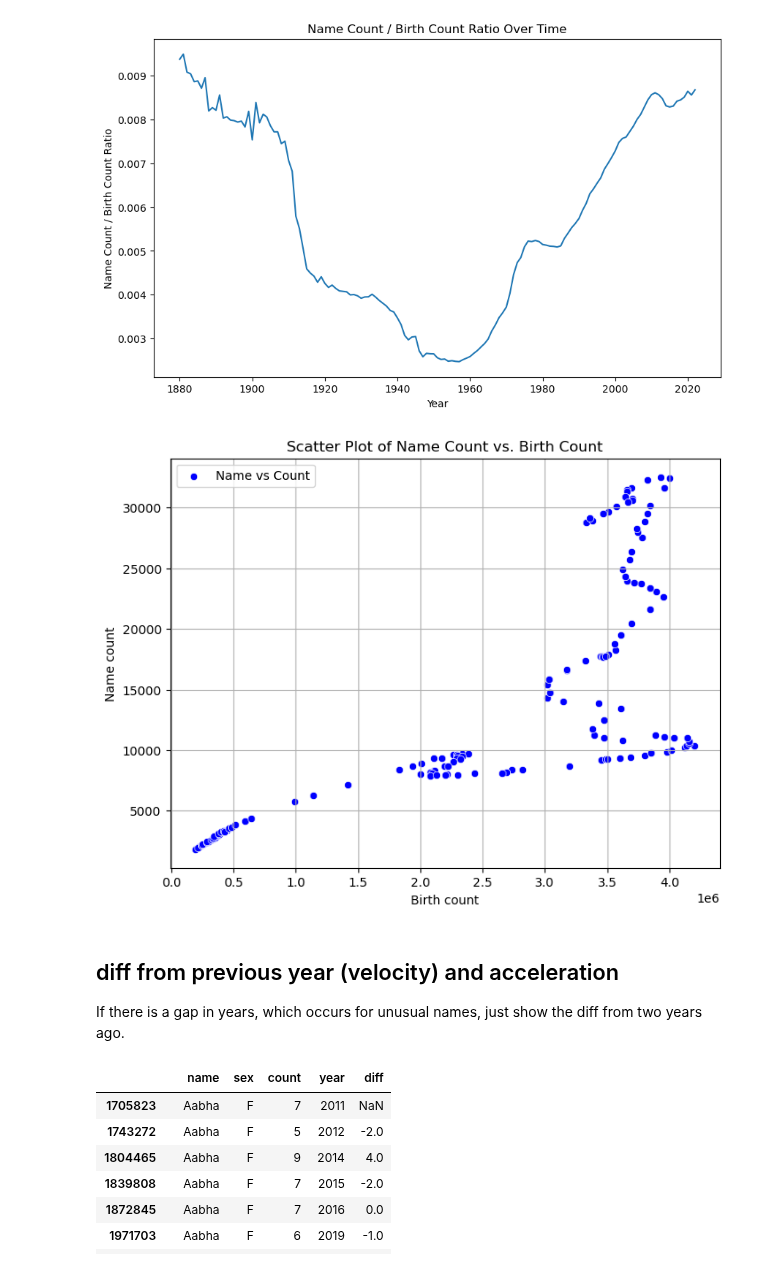
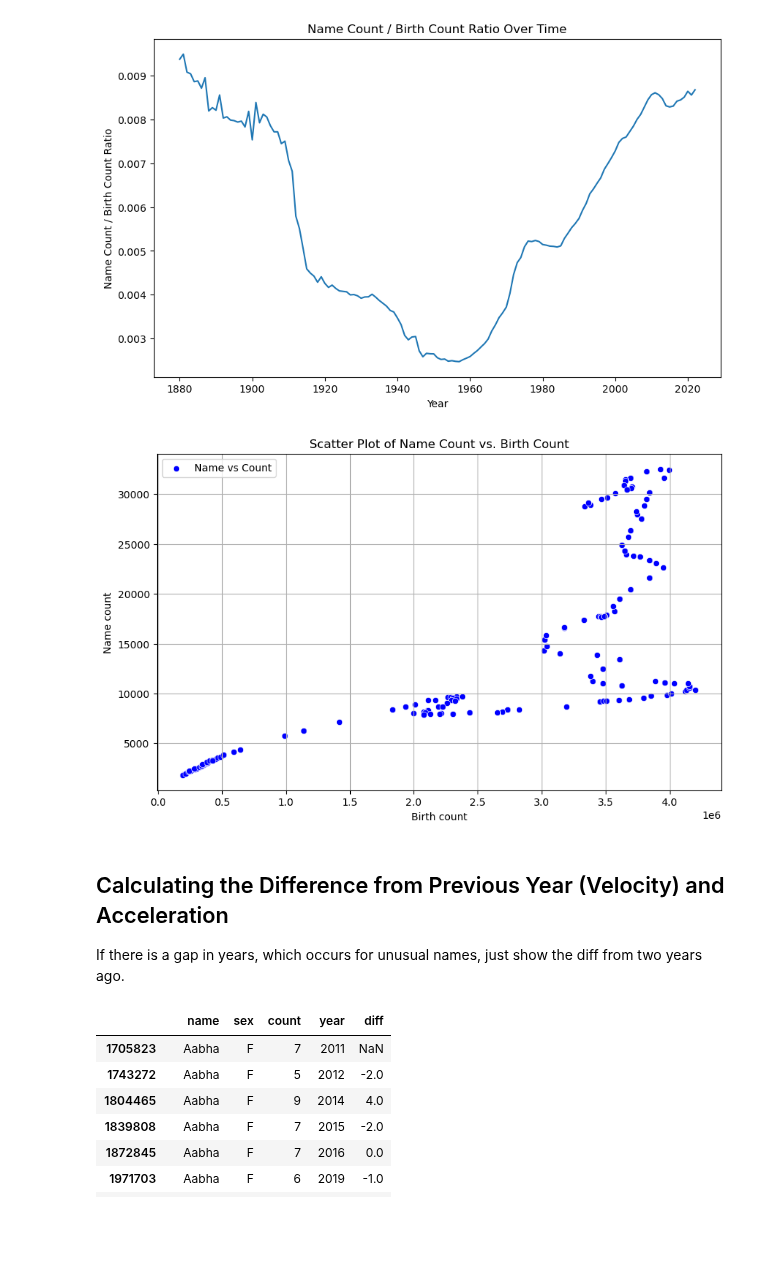
Before and after one commit to paulsch1/capstone, a Jupyter notebook: cap2_national.ipynb, the cells around one changed output. Drawn from its saved outputs; the diff is of its cells as text; code cells hidden in the pictures; blank space fills up the shorter version.

```diff
--- a/cap2_national.ipynb
+++ b/cap2_national.ipynb
@@ -65,18 +71,18 @@ plt.show()
 # %% [output]
 [figure]
 # %%
-plt.figure(figsize=(8, 6))
+plt.figure(figsize=(10, 6))
 sns.scatterplot(data = merged_df, x='count', y='name', color='blue', marker='o', label='Name vs Count')
 plt.xlabel('Birth count')
 plt.ylabel('Name count')
 plt.title('Scatter Plot of Name Count vs. Birth Count')
 plt.legend()
 plt.grid(True)
 
 plt.show()
 # %% [output]
-[figure, old version]
+[figure, new version]
 # %% [markdown]
-## diff from previous year (velocity) and acceleration
+## Calculating the Difference from Previous Year (Velocity) and Acceleration
 If there is a gap in years, which occurs for unusual names, just show the diff from two years ago.
 # %%
```
Also changed, not shown: parts of 32 cells of this notebook.
